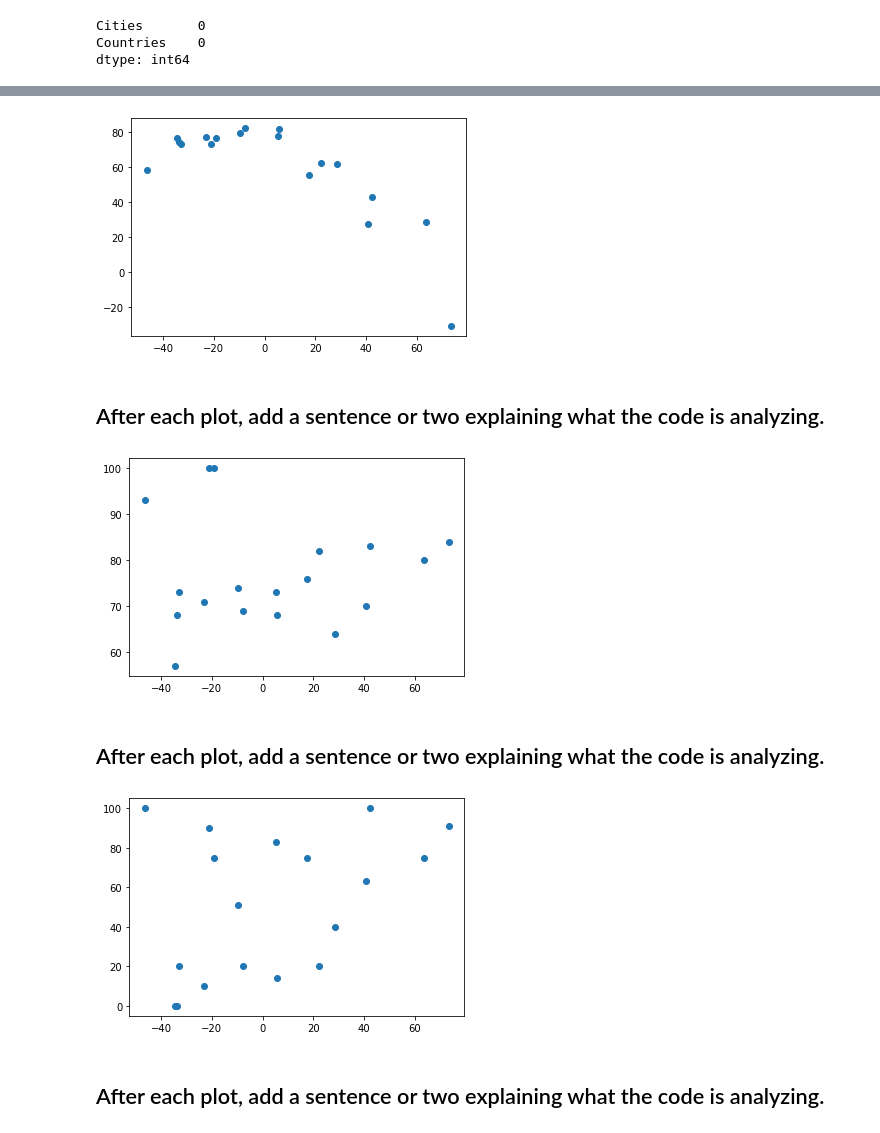
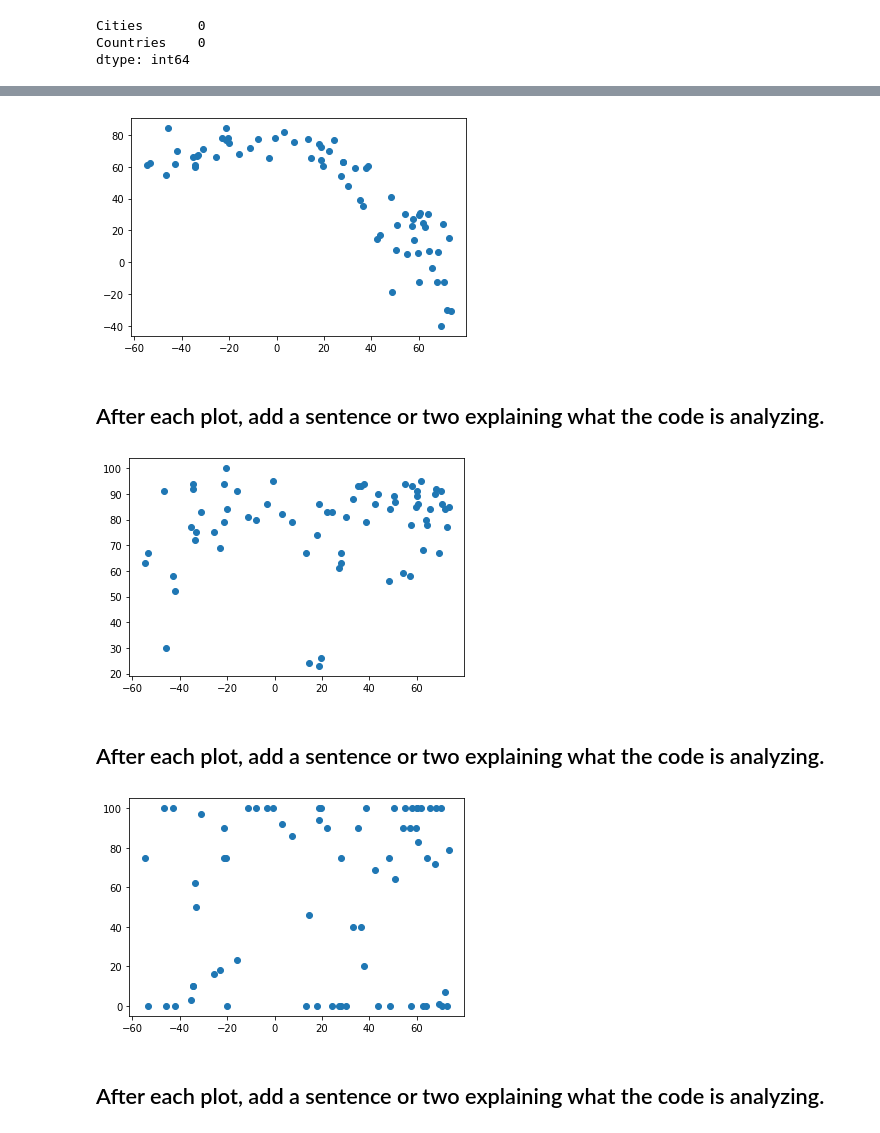
Before and after one commit to swdrich/python-api-challenge, a Jupyter notebook: WeatherPy/WeatherPy.ipynb, the cells around one changed output, grey strips where cells are left out. Cells and saved outputs as stored; diff of their text form; code cells hidden in the pictures.

```diff
--- a/WeatherPy/WeatherPy.ipynb
+++ b/WeatherPy/WeatherPy.ipynb
@@ -21,8 +21,8 @@ import time   #used for time.sleep
 lats = []
 longs = []
 
-lats = np.random.uniform(-90, 90, 25)
-longs = np.random.uniform(-180, 180, 25)
+lats = np.random.uniform(-90, 90, 100)
+longs = np.random.uniform(-180, 180, 100)
 
 #print(lats)
 #print(longs)
@@ -83,9 +80,10 @@ dtype: int64
 
 weather_df["Latitude"] = ""
 weather_df["Longitude"] = ""
-weather_df["Temperature (F)"] = ""
+weather_df["Max Temperature (F)"] = ""
 weather_df["Humidity (%)"] = ""
 weather_df["Cloudiness"] = ""
 weather_df["Wind Speed (mph)"] = ""
+weather_df["Date"] = ""
 weather_df.head()
 # %% [output]
@@ -132,10 +128,11 @@ for index, row in weather_df.iterrows():
         continue
 
     weather_df.loc[index, "Longitude"] = cities_weather["coord"]["lon"]
-    weather_df.loc[index, "Temperature (F)"] = cities_weather["main"]["temp"]
+    weather_df.loc[index, "Max Temperature (F)"] = cities_weather["main"]["temp_max"]
     weather_df.loc[index, "Humidity (%)"] = cities_weather["main"]["humidity"]
     weather_df.loc[index, "Cloudiness"] = cities_weather["clouds"]["all"]
     weather_df.loc[index, "Wind Speed (mph)"] = cities_weather["wind"]["speed"]
+    weather_df.loc[index, "Date"] = cities_weather["dt"]
 
     time.sleep(1)
 # %% [output]
@@ -179,6 +177,6 @@ dtype: object
 # %%
-# Clean up formatting
+#Clean up formatting
 weather_df = weather_df.convert_dtypes()
-weather_df = weather_df.round({"Latitude": 2,"Longitude": 2, "Temperature (F)": 1, "Wind Speed (mph)": 1})
-weather_df
+weather_df = weather_df.round({"Latitude": 2,"Longitude": 2, "Max Temperature (F)": 1, "Wind Speed (mph)": 1})
+weather_df.head()
 # %% [output]
@@ -206,16 +193,16 @@ weather_df.to_csv("cities_weather.csv", encoding='utf-8', index=False)
 # %%
 # Make a scatter plot to show relationship of temperature v latitude
 
 x = weather_df["Latitude"]
-y = weather_df["Temperature (F)"]
+y = weather_df["Max Temperature (F)"]
 
 temp_plt = plt.scatter(x, y, marker="o")
 
 plt.show()
 
 # Save plot as a PNG file
 # %% [output]
-[figure, old version]
+[figure, new version]
 # %% [markdown]
 ## After each plot, add a sentence or two explaining what the code is analyzing.
 # %%
@@ -230,7 +217,7 @@ plt.show()
 
 # Save plot as a PNG file
 # %% [output]
-[figure, old version]
+[figure, new version]
 # %% [markdown]
 ## After each plot, add a sentence or two explaining what the code is analyzing.
 # %%
@@ -245,7 +232,7 @@ plt.show()
 
 # Save plot as a PNG file
 # %% [output]
-[figure, old version]
+[figure, new version]
 # %% [markdown]
 ## After each plot, add a sentence or two explaining what the code is analyzing.
 # %%
```
Also changed, not shown: parts of 33 cells of this notebook, 1 other file.
